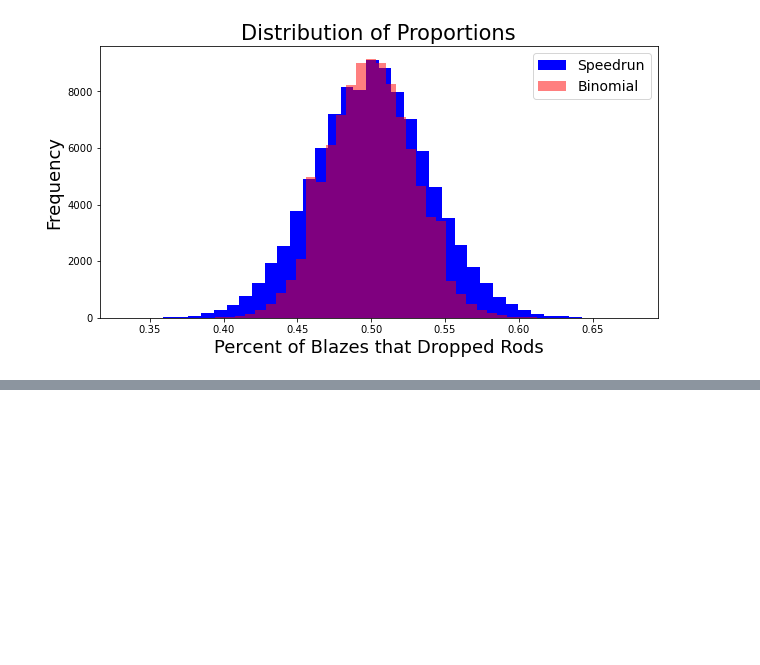
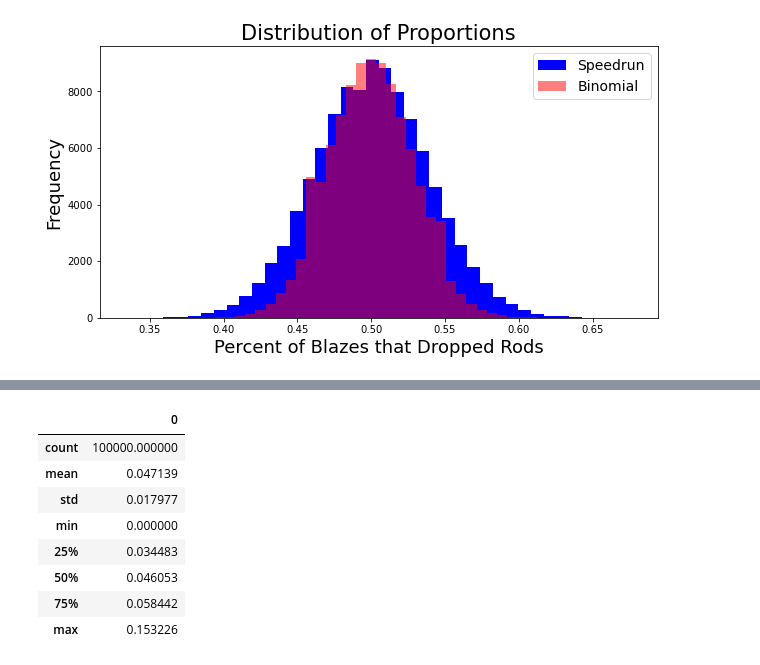
Before and after one commit to marcus-elia/speedrun-binomial-distribution, a Jupyter notebook: simulations.ipynb, the cells around one changed output, grey strips where cells are left out. Drawn from its saved outputs; the diff is of its cells as text; code cells hidden in the pictures; blank space fills up the shorter version.

```diff
--- a/simulations.ipynb
+++ b/simulations.ipynb
@@ -182,0 +216,13 @@ df_describe.describe()
+# %%
+df_ender_speedrun = pd.DataFrame(ender_speedrun_results)
+df_ender_speedrun.describe()
+# %% [output]
+|  | 0 |
+| count | 100000.000000 |
+| mean | 0.047139 |
+| std | 0.017977 |
+| min | 0.000000 |
+| 25% | 0.034483 |
+| 50% | 0.046053 |
+| 75% | 0.058442 |
+| max | 0.153226 |
```
Also changed, not shown: parts of 10 cells of this notebook.
